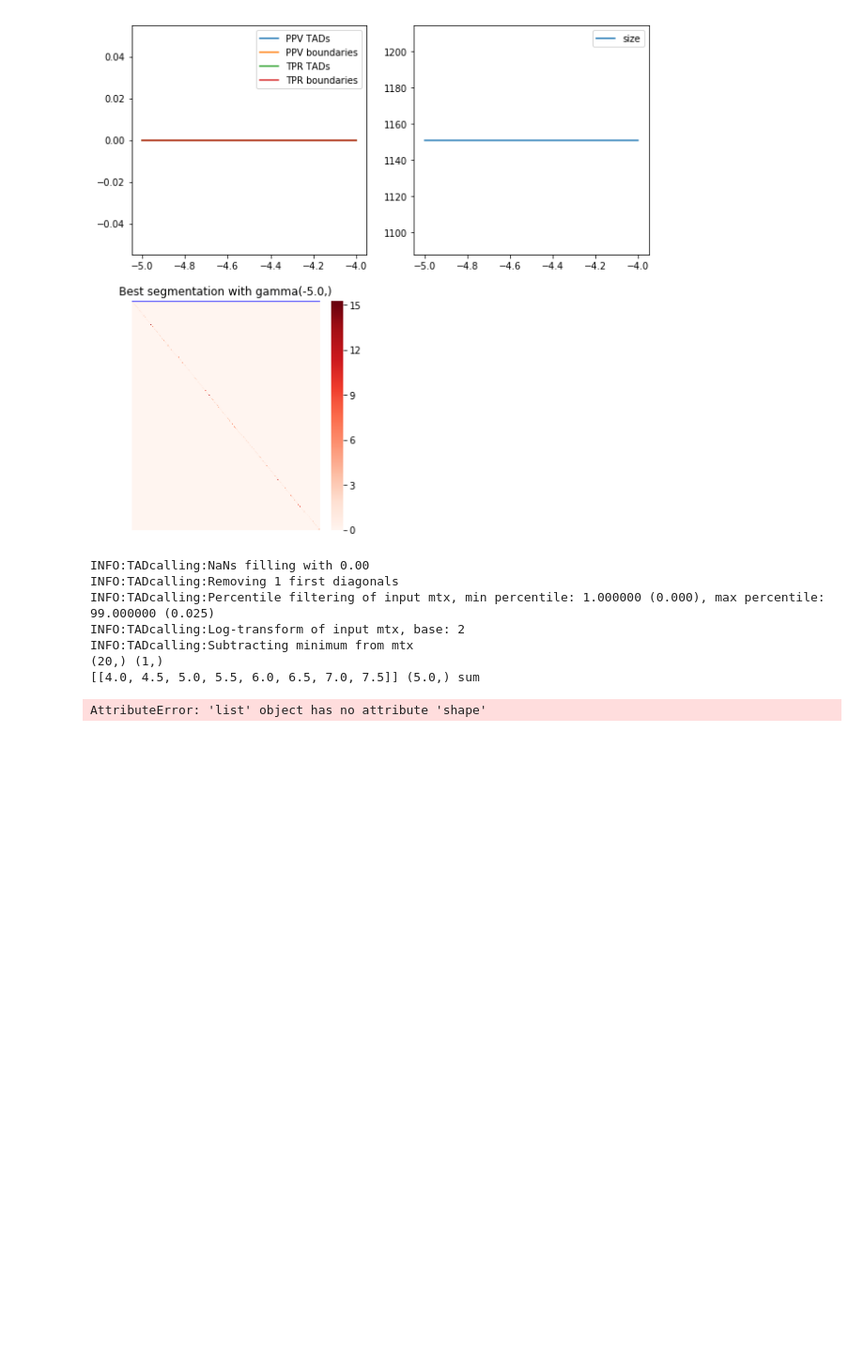
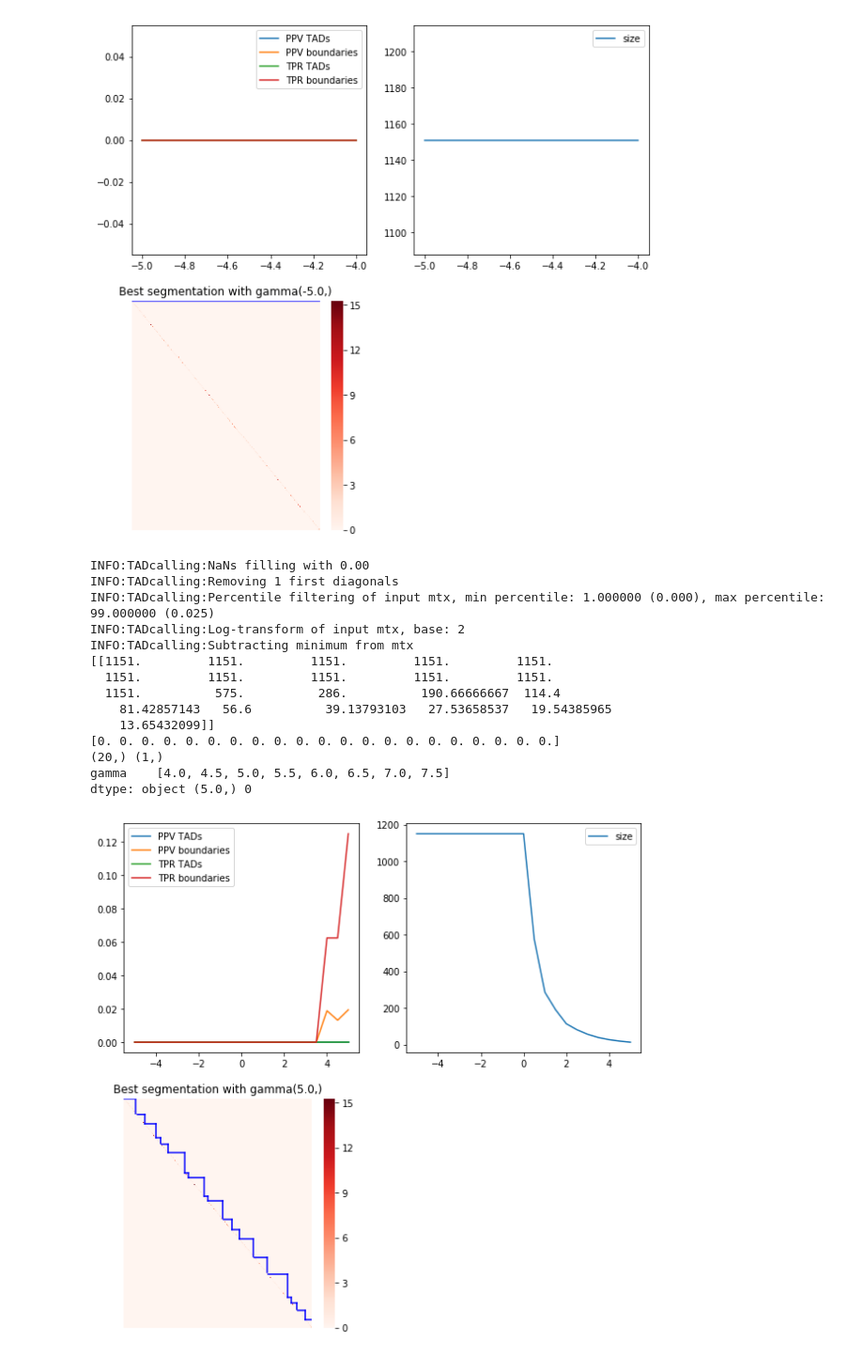
Before and after one commit to dmitrymyl/TADselect, a Jupyter notebook: examples/test.ipynb, the cells around one changed output. Shown at 94% size. Drawn from its saved outputs; the diff is of its cells as text; code cells hidden in the pictures; blank space fills up the shorter version.

```diff
--- a/examples/test.ipynb
+++ b/examples/test.ipynb
@@ -993,14 +993,21 @@ lavaconv = Experiment(['S2_rep1', 'S2_rep2'], ['../data/S2.20000.cool', '../data
 inssim = Experiment(['S2_rep1'], ['../data/S2.20000.cool'], 'cool', assembly='dm3', resolution=20000, balance=True, chr='chr2L', callername='insulation', optimization='simulated', track_file='../data/repr_segmentation.txt')
 insconv = Experiment(['S2_rep1', 'S2_rep2'], ['../data/S2.20000.cool', '../data/S2.20000.cool'], 'cool', assembly='dm3', resolution=20000, balance=True, chr='chr2L', callername='insulation', optimization='convergence', track_file='../data/repr_segmentation.txt')
 # %%
-lavasim.call(mode='gradient-selection')
+lavasim.call(mode='primary')
 # %% [output]
 INFO:TADcalling:NaNs filling with 0.00
 INFO:TADcalling:Removing 1 first diagonals
 INFO:TADcalling:Percentile filtering of input mtx, min percentile: 1.000000 (0.000), max percentile: 99.000000 (0.025)
 INFO:TADcalling:Log-transform of input mtx, base: 2
 INFO:TADcalling:Subtracting minimum from mtx
+[[1151.         1151.         1151.         1151.         1151.
+  1151.         1151.         1151.         1151.         1151.
+  1151.          575.          286.          190.66666667  114.4
+    81.42857143   56.6          39.13793103   27.53658537   19.54385965
+    13.65432099]]
+[0. 0. 0. 0. 0. 0. 0. 0. 0. 0. 0. 0. 0. 0. 0. 0. 0. 0. 0. 0. 0.]
 (20,) (1,)
-[[4.0, 4.5, 5.0, 5.5, 6.0, 6.5, 7.0, 7.5]] (5.0,) sum
+gamma    [4.0, 4.5, 5.0, 5.5, 6.0, 6.5, 7.0, 7.5]
+dtype: object (5.0,) 0
-AttributeError: 'list' object has no attribute 'shape'
+[figure, added]
 # %%
```
Also changed, not shown: parts of 4 cells of this notebook.
